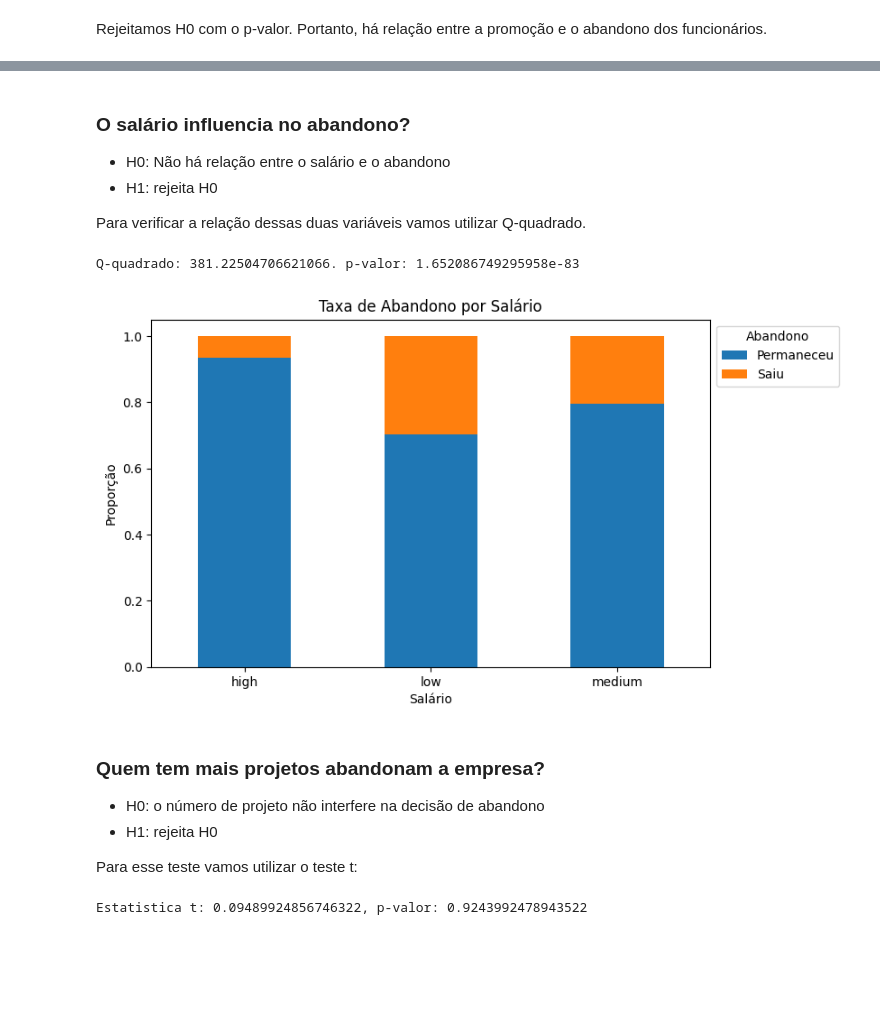
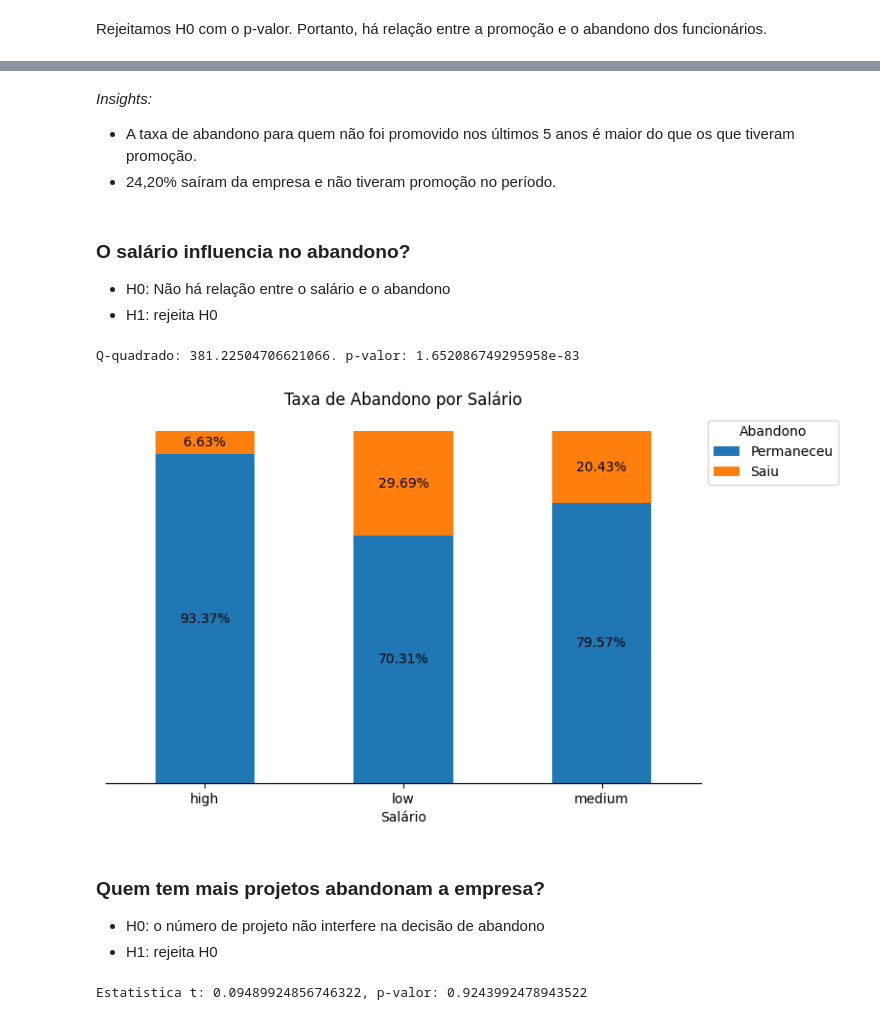
Before and after one commit to YumiiOnoue/ml_predicao_churn, a Jupyter notebook: analise_abandono.ipynb, the cells around one changed output, grey strips where cells are left out. Saved outputs shown, nothing was run; the diff lists cells and outputs as text; code cells hidden in the pictures; blank space fills up the shorter version.

```diff
--- a/analise_abandono.ipynb
+++ b/analise_abandono.ipynb
@@ -215,5 +210,0 @@ O departamento com maior número de funcionários é vendas (27.60%), seguido da
-# %%
-df['avg_monthly_hours'] = df['average_montly_hours'] / df['time_spend_company']
-df['satisfaction_evaluation_ratio'] = df['satisfaction_level'] / df['last_evaluation']
-df['hours_per_project'] = df['average_montly_hours'] / df['num_project']
-df.head()
@@ -397,10 +414,0 @@ abandono_df
-# %%
-# Distribuição dos funcionários que deixaram a empresa
-plt.figure(figsize=(8,5))
-ax = sns.barplot(y='Percentual (%)', x=abandono_df.index, data=abandono_df)
-for container in ax.containers:
-    ax.bar_label(container)
-plt.title('Percentual de Funcionários que Deixaram a Empresa')
-plt.xlabel('Funcionários que Deixaram a Empresa')
-plt.ylabel('Percentual (%)')
-plt.show()
@@ -543,10 +544,14 @@ acidente_abandono = pd.crosstab(df['Work_accident'], df['left'], normalize='inde
 acidente_abandono.index = acidente_abandono.index.map({0: 'Não teve', 1: 'Teve'})
 
 plt.figure(figsize=(8,5))
-acidente_abandono.plot(kind='bar', stacked=True, ax=plt.gca())
+ax = acidente_abandono.plot(kind='bar', stacked=True, ax=plt.gca())
+for container in ax.containers:
+    labels = [f'{v.get_height()*100:.2f}%' for v in container]
+    ax.bar_label(container, labels=labels, label_type='center')
+sns.despine(left=True)
+plt.gca().get_yaxis().set_visible(False)
 plt.title('Taxa de Abandono por Acidente de Trabalho')
 plt.xlabel('Acidente de Trabalho')
-plt.ylabel('Proporção')
 plt.xticks(rotation=0)
 plt.legend(title='Abandono', labels=['Permaneceu', 'Saiu'],  bbox_to_anchor=(1, 1), loc='upper left')
 plt.show()
@@ -573,10 +576,14 @@ promo_abandono = pd.crosstab(df['promotion_last_5years'], df['left'], normalize=
 promo_abandono.index = promo_abandono.index.map({0: 'Não teve', 1: 'Teve'})
 
 plt.figure(figsize=(8,5))
-promo_abandono.plot(kind='bar', stacked=True, ax=plt.gca())
+ax = promo_abandono.plot(kind='bar', stacked=True, ax=plt.gca())
+for container in ax.containers:
+    labels = [f'{v.get_height()*100:.2f}%' for v in container]
+    ax.bar_label(container, labels=labels, label_type='center')
+sns.despine(left=True)
+plt.gca().get_yaxis().set_visible(False)
 plt.title('Taxa de Abandono por Promoção nos últimos 5 anos')
-plt.xlabel('Promoção')
-plt.ylabel('Proporção')
+plt.xlabel('Promoção nos Últimos 5 Anos')
 plt.xticks(rotation=0)
 plt.legend(title='Abandono', labels=['Permaneceu', 'Saiu'],  bbox_to_anchor=(1, 1), loc='upper left')
 plt.show()
@@ -585,9 +592,11 @@ plt.show()
+# %% [markdown]
+*Insights:*
+* A taxa de abandono para quem não foi promovido nos últimos 5 anos é maior do que os que tiveram promoção.
+* 24,20% saíram da empresa e não tiveram promoção no período.
 # %% [markdown]
 ### O salário influencia no abandono?
 * H0: Não há relação entre o salário e o abandono
 * H1: rejeita H0
-
-Para verificar a relação dessas duas variáveis vamos utilizar Q-quadrado.
 # %%
 # Teste Q-quadrado
 salario_abandono = pd.crosstab(df['salary'], df['left'])
@@ -596,24 +605,27 @@ print(f'Q-quadrado: {chi2_salario}. p-valor: {p_value_salario}')
 # %% [output]
 Q-quadrado: 381.22504706621066. p-valor: 1.652086749295958e-83
 # %%
+salario_abandono = pd.crosstab(df['salary'], df['left'], normalize='index')
+
 # Gráfico empilhado da taxa de abandono por salário
 plt.figure(figsize=(8,5))
-salario_abandono = pd.crosstab(df['salary'], df['left'], normalize='index')
-salario_abandono.plot(kind='bar', stacked=True, ax=plt.gca())
+ax = salario_abandono.plot(kind='bar', stacked=True, ax=plt.gca())
+for container in ax.containers:
+    labels = [f'{v.get_height()*100:.2f}%' for v in container]
+    ax.bar_label(container, labels=labels, label_type='center')
+sns.despine(left=True)
+plt.gca().get_yaxis().set_visible(False)
 plt.title('Taxa de Abandono por Salário')
 plt.xlabel('Salário')
-plt.ylabel('Proporção')
 plt.xticks(rotation=0)
 plt.legend(title='Abandono', labels=['Permaneceu', 'Saiu'],  bbox_to_anchor=(1, 1), loc='upper left')
 plt.show()
 # %% [output]
-[figure, old version]
+[figure, new version]
 # %% [markdown]
 ### Quem tem mais projetos abandonam a empresa?
 * H0: o número de projeto não interfere na decisão de abandono
 * H1: rejeita H0
-
-Para esse teste vamos utilizar o teste t:
 # %%
 projeto_ficou = df[df['left'] == 0]['num_project']
 projeto_saiu = df[df['left'] == 1]['num_project']
```
Also changed, not shown: parts of 66 cells of this notebook.
